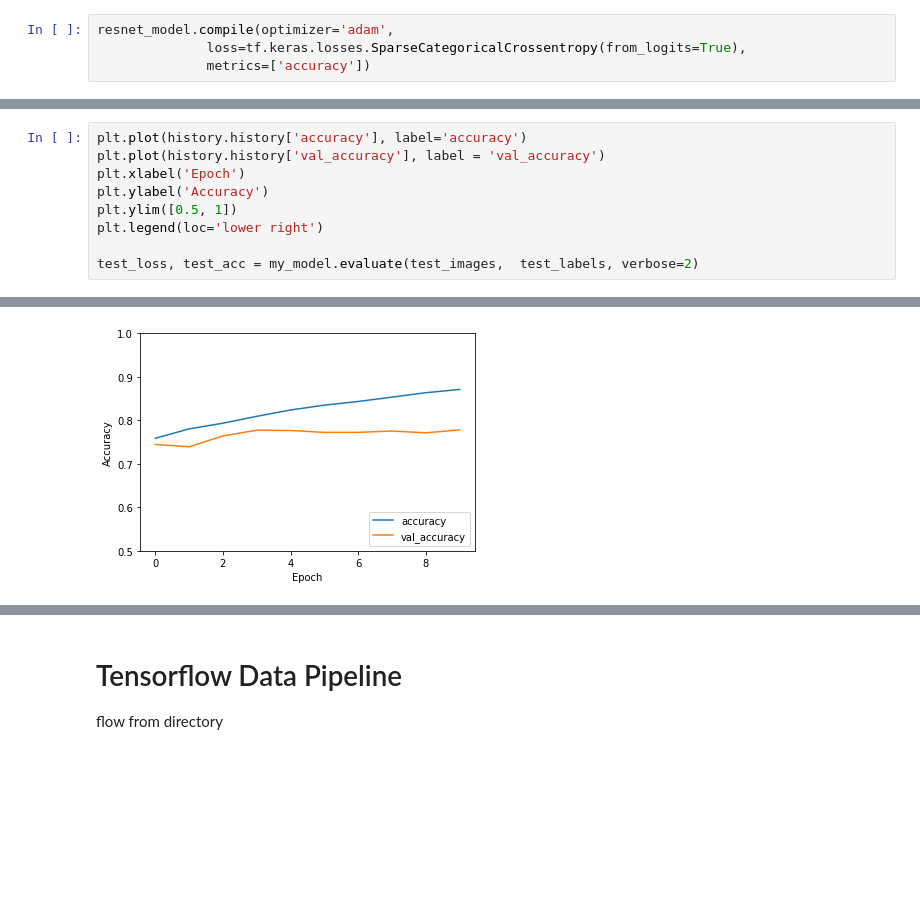
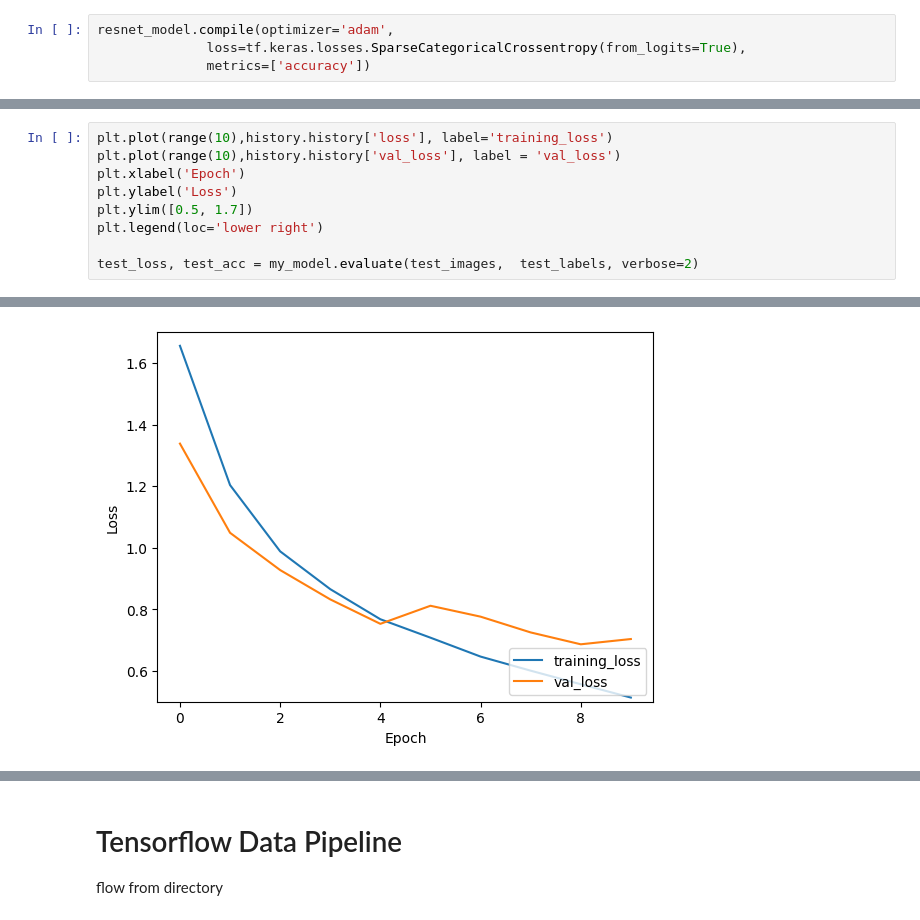
Before and after one commit to tohnperfect/AIPrototype2023, a Jupyter notebook: Tensorflow_(Deep_Learning_Implementation).ipynb, the cells around one changed output, grey strips where cells are left out. Cells and saved outputs as stored; diff of their text form; blank space fills up the shorter version.

```diff
--- a/Tensorflow_(Deep_Learning_Implementation).ipynb
+++ b/Tensorflow_(Deep_Learning_Implementation).ipynb
@@ -461,9 +459,9 @@ Epoch 10/10
 # %%
-plt.plot(history.history['accuracy'], label='accuracy')
-plt.plot(history.history['val_accuracy'], label = 'val_accuracy')
+plt.plot(range(10),history.history['loss'], label='training_loss')
+plt.plot(range(10),history.history['val_loss'], label = 'val_loss')
 plt.xlabel('Epoch')
-plt.ylabel('Accuracy')
-plt.ylim([0.5, 1])
+plt.ylabel('Loss')
+plt.ylim([0.5, 1.7])
 plt.legend(loc='lower right')
 
 test_loss, test_acc = my_model.evaluate(test_images,  test_labels, verbose=2)
@@ -472,4 +470,4 @@ test_loss, test_acc = my_model.evaluate(test_images,  test_labels, verbose=2)
-[figure, old version]
+[figure, new version]
 # %%
 print(test_acc)
 # %% [output]
```
Also changed, not shown: parts of 32 cells of this notebook.
